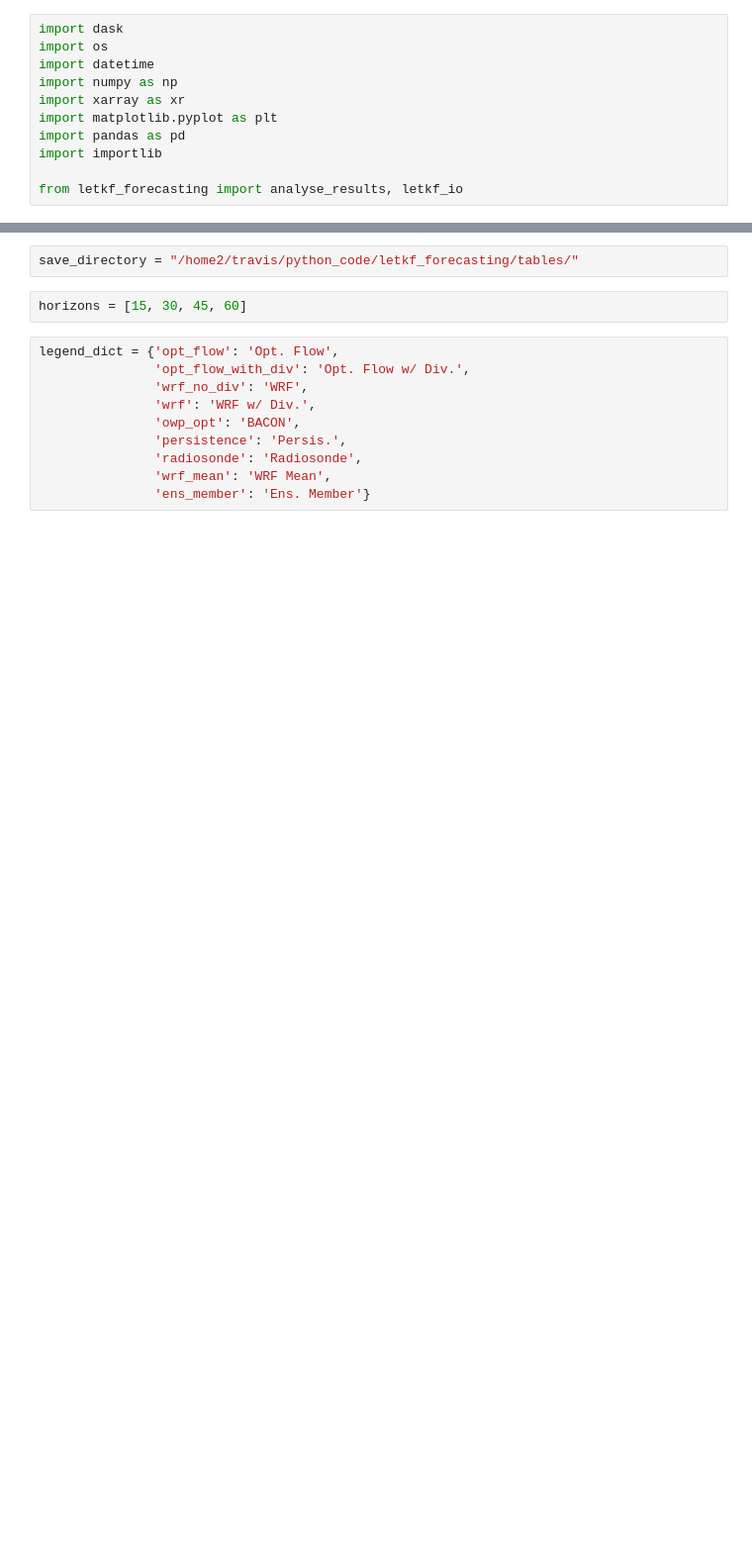
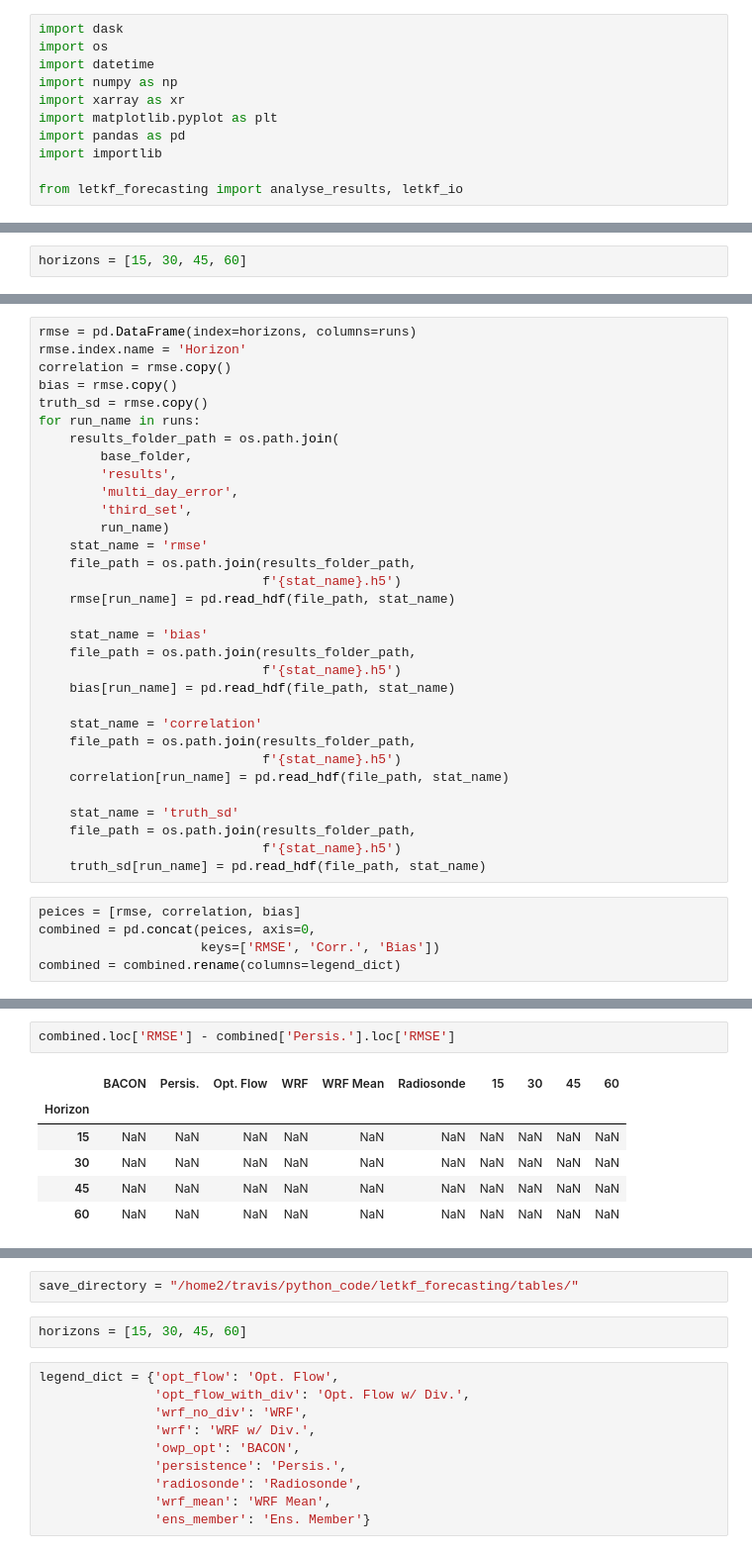
Before and after one commit to travisMharty/letkf_forecasting, a Jupyter notebook: notebooks/analyse_results_all_days_small_table.ipynb, the cells around one changed output, grey strips where cells are left out. Shown at 99% size. Saved outputs shown, nothing was run; the diff lists cells and outputs as text; blank space fills up the shorter version.

```diff
--- a/notebooks/analyse_results_all_days_small_table.ipynb
+++ b/notebooks/analyse_results_all_days_small_table.ipynb
@@ -11,0 +28,2 @@ from letkf_forecasting import analyse_results, letkf_io
+# %%
+horizons = [15, 30, 45, 60]
@@ -11,0 +40,37 @@ from letkf_forecasting import analyse_results, letkf_io
+# %%
+rmse = pd.DataFrame(index=horizons, columns=runs)
+rmse.index.name = 'Horizon'
+correlation = rmse.copy()
+bias = rmse.copy()
+truth_sd = rmse.copy()
+for run_name in runs:
+    results_folder_path = os.path.join(
+        base_folder,
+        'results',
+        'multi_day_error',
+        'third_set',
+        run_name)
+    stat_name = 'rmse'
+    file_path = os.path.join(results_folder_path,
+                             f'{stat_name}.h5')
+    rmse[run_name] = pd.read_hdf(file_path, stat_name)
+
+    stat_name = 'bias'
+    file_path = os.path.join(results_folder_path,
+                             f'{stat_name}.h5')
+    bias[run_name] = pd.read_hdf(file_path, stat_name)
+
+    stat_name = 'correlation'
+    file_path = os.path.join(results_folder_path,
+                             f'{stat_name}.h5')
+    correlation[run_name] = pd.read_hdf(file_path, stat_name)
+
+    stat_name = 'truth_sd'
+    file_path = os.path.join(results_folder_path,
+                             f'{stat_name}.h5')
+    truth_sd[run_name] = pd.read_hdf(file_path, stat_name)
+# %%
+peices = [rmse, correlation, bias]
+combined = pd.concat(peices, axis=0,
+                     keys=['RMSE', 'Corr.', 'Bias'])
+combined = combined.rename(columns=legend_dict)
@@ -11,0 +332,9 @@ from letkf_forecasting import analyse_results, letkf_io
+# %%
+combined.loc['RMSE'] - combined['Persis.'].loc['RMSE']
+# %% [output]
+|  | BACON | Persis. | Opt. Flow | WRF | WRF Mean | Radiosonde | 15 | 30 | 45 | 60 |
+| Horizon |  |  |  |  |  |  |  |  |  |  |
+| 15 | NaN | NaN | NaN | NaN | NaN | NaN | NaN | NaN | NaN | NaN |
+| 30 | NaN | NaN | NaN | NaN | NaN | NaN | NaN | NaN | NaN | NaN |
+| 45 | NaN | NaN | NaN | NaN | NaN | NaN | NaN | NaN | NaN | NaN |
+| 60 | NaN | NaN | NaN | NaN | NaN | NaN | NaN | NaN | NaN | NaN |
```
Also changed, not shown: parts of 35 cells of this notebook, 7 other files.
